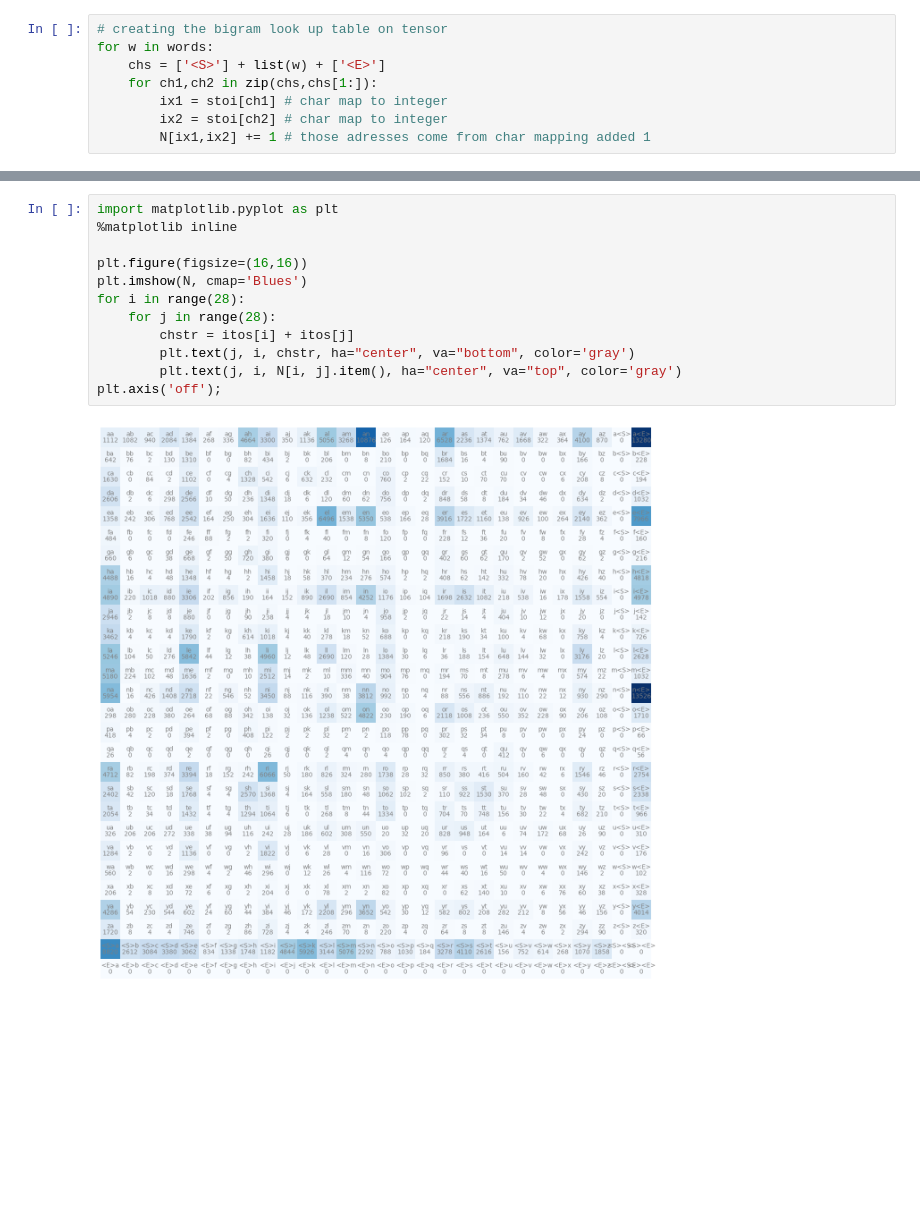
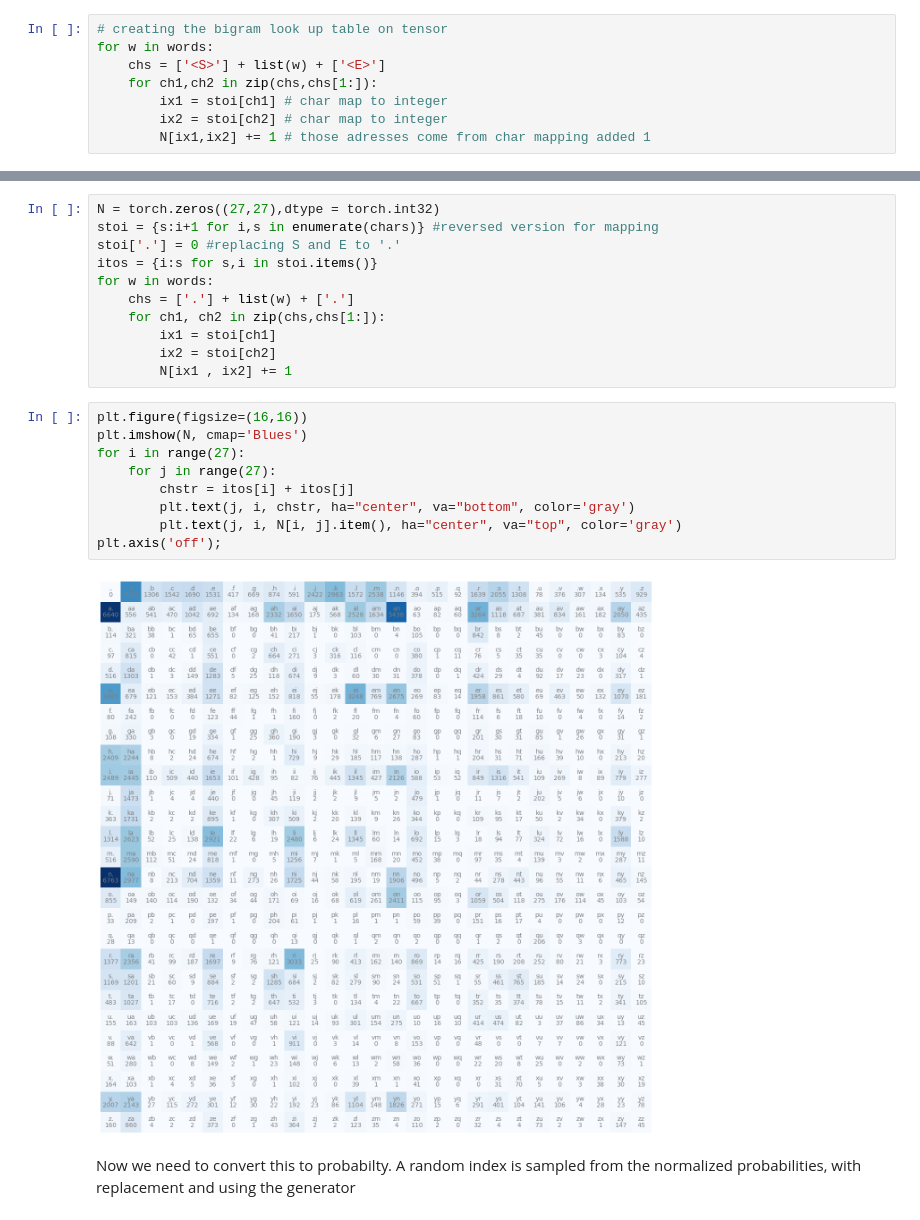
Before and after one commit to ateshakan/deep-learning, a Jupyter notebook: makemore/makemore.ipynb, the cells around one changed output, grey strips where cells are left out. Saved outputs shown, nothing was run; the diff lists cells and outputs as text; blank space fills up the shorter version.

```diff
--- a/makemore/makemore.ipynb
+++ b/makemore/makemore.ipynb
@@ -73,14 +78,24 @@ The size of the array will be reduced to an N by N array of 27 by 27 (representi
+# %%
+N = torch.zeros((27,27),dtype = torch.int32)
+stoi = {s:i+1 for i,s in enumerate(chars)} #reversed version for mapping
+stoi['.'] = 0 #replacing S and E to '.'
+itos = {i:s for s,i in stoi.items()}
+for w in words:
+    chs = ['.'] + list(w) + ['.']
+    for ch1, ch2 in zip(chs,chs[1:]):
+        ix1 = stoi[ch1]
+        ix2 = stoi[ch2]
+        N[ix1 , ix2] += 1
 # %%
-import matplotlib.pyplot as plt
-%matplotlib inline
-
 plt.figure(figsize=(16,16))
 plt.imshow(N, cmap='Blues')
-for i in range(28):
-    for j in range(28):
+for i in range(27):
+    for j in range(27):
         chstr = itos[i] + itos[j]
         plt.text(j, i, chstr, ha="center", va="bottom", color='gray')
         plt.text(j, i, N[i, j].item(), ha="center", va="top", color='gray')
 plt.axis('off');
 # %% [output]
-[figure, old version]
+[figure, new version]
+# %% [markdown]
+Now we need to convert this to probabilty. A random index is sampled from the normalized probabilities, with replacement and using the generator
```
Also changed, not shown: parts of 5 cells of this notebook.
